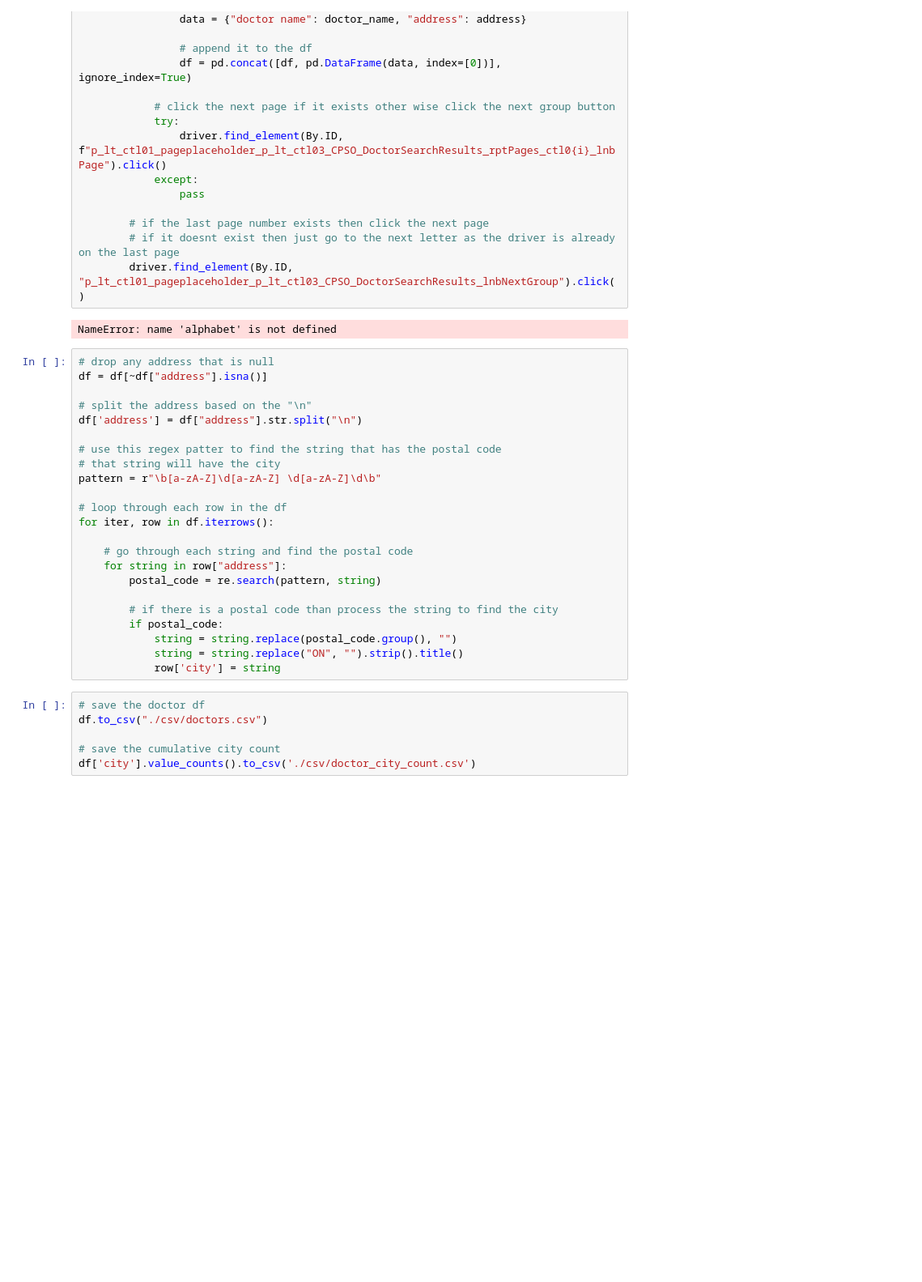
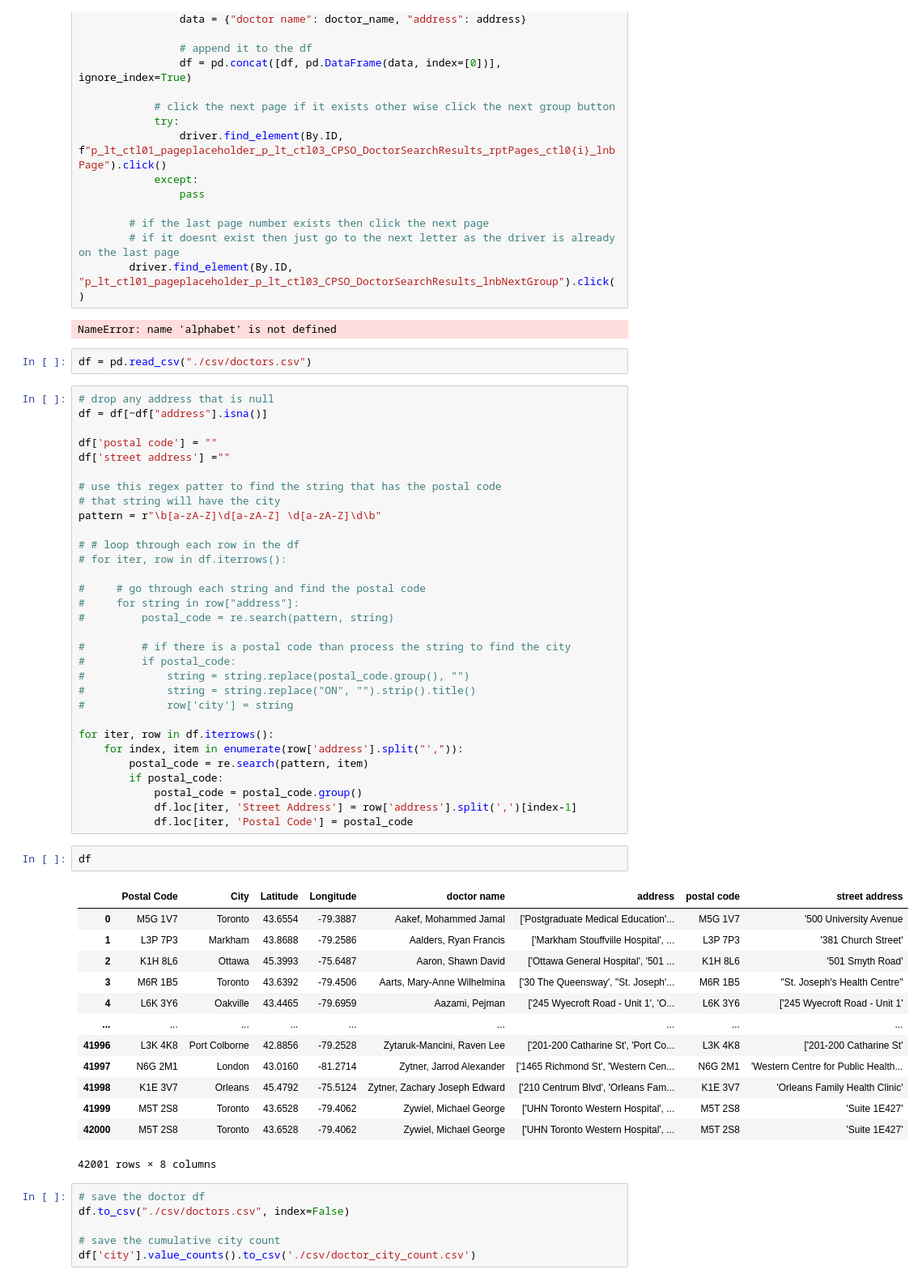
Before and after one commit to xeonmobius/pharmacy-market-analysis, a Jupyter notebook: cpso scrape.ipynb, the cells around one changed output. Shown at 81% size. Cells and saved outputs as stored; diff of their text form; blank space fills up the shorter version.

```diff
--- a/cpso scrape.ipynb
+++ b/cpso scrape.ipynb
@@ -77,32 +79,58 @@ for letter in alphabet:
         driver.find_element(By.ID, "p_lt_ctl01_pageplaceholder_p_lt_ctl03_CPSO_DoctorSearchResults_lnbNextGroup").click()
 # %% [output]
 NameError: name 'alphabet' is not defined
+# %%
+df = pd.read_csv("./csv/doctors.csv")
 # %%
 # drop any address that is null
 df = df[~df["address"].isna()]
 
-# split the address based on the "\n"
-df['address'] = df["address"].str.split("\n")
+df['postal code'] = ""
+df['street address'] =""
 
 # use this regex patter to find the string that has the postal code
 # that string will have the city
 pattern = r"\b[a-zA-Z]\d[a-zA-Z] \d[a-zA-Z]\d\b"
 
-# loop through each row in the df
+# # loop through each row in the df
+# for iter, row in df.iterrows():
+
+#     # go through each string and find the postal code
+#     for string in row["address"]:
+#         postal_code = re.search(pattern, string)
+
+#         # if there is a postal code than process the string to find the city
+#         if postal_code:
+#             string = string.replace(postal_code.group(), "")
+#             string = string.replace("ON", "").strip().title()
+#             row['city'] = string
+
 for iter, row in df.iterrows():
-
-    # go through each string and find the postal code
-    for string in row["address"]:
-        postal_code = re.search(pattern, string)
-
-        # if there is a postal code than process the string to find the city
+    for index, item in enumerate(row['address'].split("',")):
+        postal_code = re.search(pattern, item)
         if postal_code:
-            string = string.replace(postal_code.group(), "")
-            string = string.replace("ON", "").strip().title()
-            row['city'] = string
+            postal_code = postal_code.group()
+            df.loc[iter, 'Street Address'] = row['address'].split(',')[index-1]
+            df.loc[iter, 'Postal Code'] = postal_code
+# %%
+df
+# %% [output]
+|  | Postal Code | City | Latitude | Longitude | doctor name | address | postal code | street address |
+| 0 | M5G 1V7 | Toronto | 43.6554 | -79.3887 | Aakef, Mohammed Jamal | ['Postgraduate Medical Education'... | M5G 1V7 | '500 University Avenue |
+| 1 | L3P 7P3 | Markham | 43.8688 | -79.2586 | Aalders, Ryan Francis | ['Markham Stouffville Hospital', ... | L3P 7P3 | '381 Church Street' |
+| 2 | K1H 8L6 | Ottawa | 45.3993 | -75.6487 | Aaron, Shawn David | ['Ottawa General Hospital', '501 ... | K1H 8L6 | '501 Smyth Road' |
+| 3 | M6R 1B5 | Toronto | 43.6392 | -79.4506 | Aarts, Mary-Anne Wilhelmina | ['30 The Queensway', "St. Joseph'... | M6R 1B5 | "St. Joseph's Health Centre" |
+| 4 | L6K 3Y6 | Oakville | 43.4465 | -79.6959 | Aazami, Pejman | ['245 Wyecroft Road - Unit 1', 'O... | L6K 3Y6 | ['245 Wyecroft Road - Unit 1' |
+| ... | ... | ... | ... | ... | ... | ... | ... | ... |
+| 41996 | L3K 4K8 | Port Colborne | 42.8856 | -79.2528 | Zytaruk-Mancini, Raven Lee | ['201-200 Catharine St', 'Port Co... | L3K 4K8 | ['201-200 Catharine St' |
+| 41997 | N6G 2M1 | London | 43.0160 | -81.2714 | Zytner, Jarrod Alexander | ['1465 Richmond St', 'Western Cen... | N6G 2M1 | 'Western Centre for Public Health... |
+| 41998 | K1E 3V7 | Orleans | 45.4792 | -75.5124 | Zytner, Zachary Joseph Edward | ['210 Centrum Blvd', 'Orleans Fam... | K1E 3V7 | 'Orleans Family Health Clinic' |
+| 41999 | M5T 2S8 | Toronto | 43.6528 | -79.4062 | Zywiel, Michael George | ['UHN Toronto Western Hospital', ... | M5T 2S8 | 'Suite 1E427' |
+| 42000 | M5T 2S8 | Toronto | 43.6528 | -79.4062 | Zywiel, Michael George | ['UHN Toronto Western Hospital', ... | M5T 2S8 | 'Suite 1E427' |
+42001 rows × 8 columns
 # %%
 # save the doctor df
-df.to_csv("./csv/doctors.csv")
+df.to_csv("./csv/doctors.csv", index=False)
 
 # save the cumulative city count
 df['city'].value_counts().to_csv('./csv/doctor_city_count.csv')
```
Also changed, not shown: parts of 1 cell of this notebook, 6 other files.
